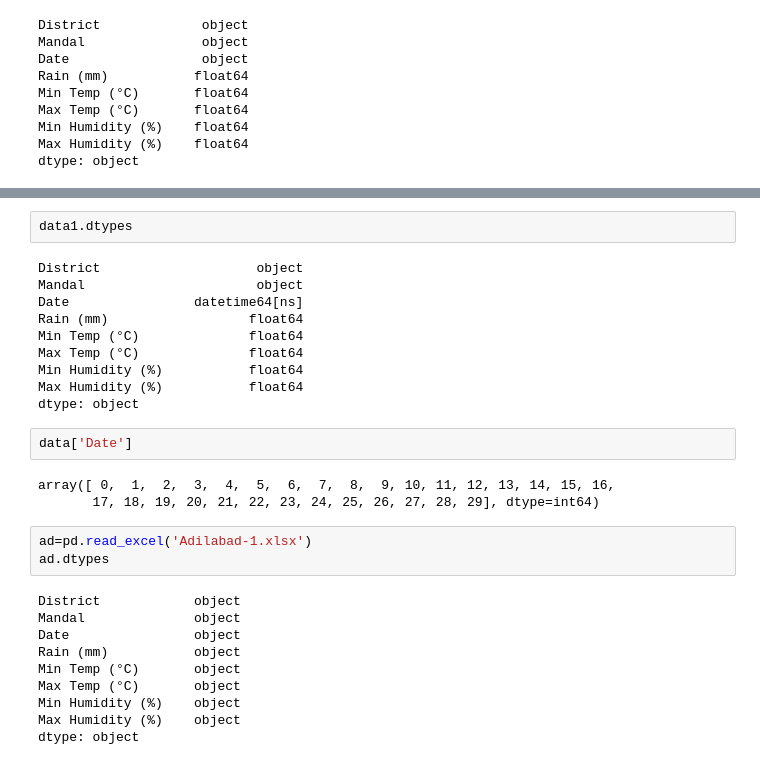
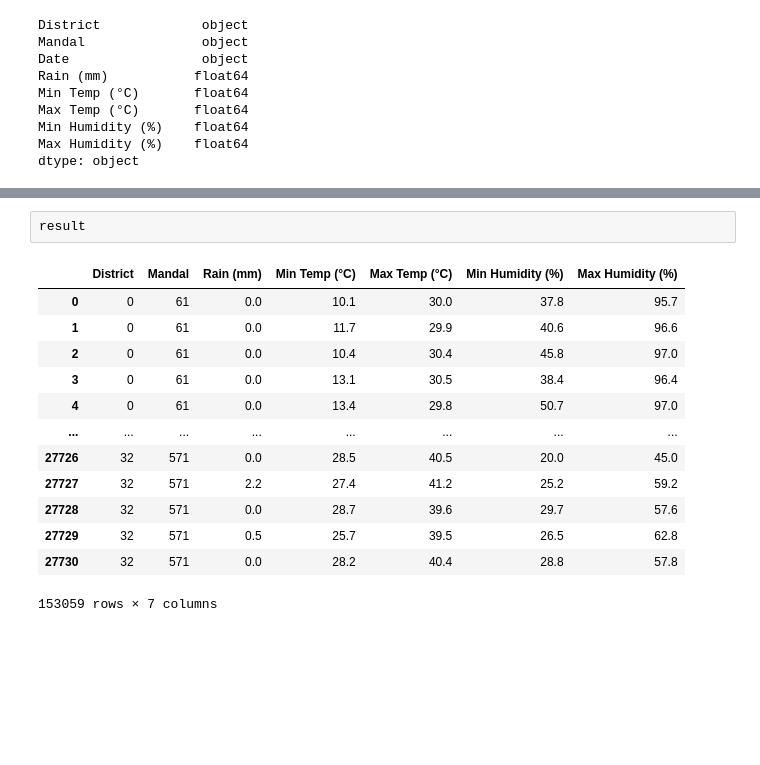
Before and after one commit to smartinternz02/SBSPS-Challenge-7154-SDG-13-Climate-Action, a Jupyter notebook: DATASETS/2021 datasets/project.ipynb, the cells around one changed output, grey strips where cells are left out. Drawn from its saved outputs; the diff is of its cells as text; blank space fills up the shorter version.

```diff
--- a/DATASETS/2021 datasets/project.ipynb
+++ b/DATASETS/2021 datasets/project.ipynb
@@ -749,30 +746,16 @@ IndexError: tuple index out of range
-# %%
-data1.dtypes
-# %% [output]
-District                    object
-Mandal                      object
-Date                datetime64[ns]
-Rain (mm)                  float64
-Min Temp (°C)              float64
-Max Temp (°C)              float64
-Min Humidity (%)           float64
-Max Humidity (%)           float64
-dtype: object
-# %%
-data['Date']
-# %% [output]
-array([ 0,  1,  2,  3,  4,  5,  6,  7,  8,  9, 10, 11, 12, 13, 14, 15, 16,
-       17, 18, 19, 20, 21, 22, 23, 24, 25, 26, 27, 28, 29], dtype=int64)
-# %%
-ad=pd.read_excel('Adilabad-1.xlsx')
-ad.dtypes
-# %% [output]
-District            object
-Mandal              object
-Date                object
-Rain (mm)           object
-Min Temp (°C)       object
-Max Temp (°C)       object
-Min Humidity (%)    object
-Max Humidity (%)    object
-dtype: object
+# %%
+result
+# %% [output]
+|  | District | Mandal | Rain (mm) | Min Temp (°C) | Max Temp (°C) | Min Humidity (%) | Max Humidity (%) |
+| 0 | 0 | 61 | 0.0 | 10.1 | 30.0 | 37.8 | 95.7 |
+| 1 | 0 | 61 | 0.0 | 11.7 | 29.9 | 40.6 | 96.6 |
+| 2 | 0 | 61 | 0.0 | 10.4 | 30.4 | 45.8 | 97.0 |
+| 3 | 0 | 61 | 0.0 | 13.1 | 30.5 | 38.4 | 96.4 |
+| 4 | 0 | 61 | 0.0 | 13.4 | 29.8 | 50.7 | 97.0 |
+| ... | ... | ... | ... | ... | ... | ... | ... |
+| 27726 | 32 | 571 | 0.0 | 28.5 | 40.5 | 20.0 | 45.0 |
+| 27727 | 32 | 571 | 2.2 | 27.4 | 41.2 | 25.2 | 59.2 |
+| 27728 | 32 | 571 | 0.0 | 28.7 | 39.6 | 29.7 | 57.6 |
+| 27729 | 32 | 571 | 0.5 | 25.7 | 39.5 | 26.5 | 62.8 |
+| 27730 | 32 | 571 | 0.0 | 28.2 | 40.4 | 28.8 | 57.8 |
+153059 rows × 7 columns
```
Also changed, not shown: parts of 9 cells of this notebook, 1 other file.
